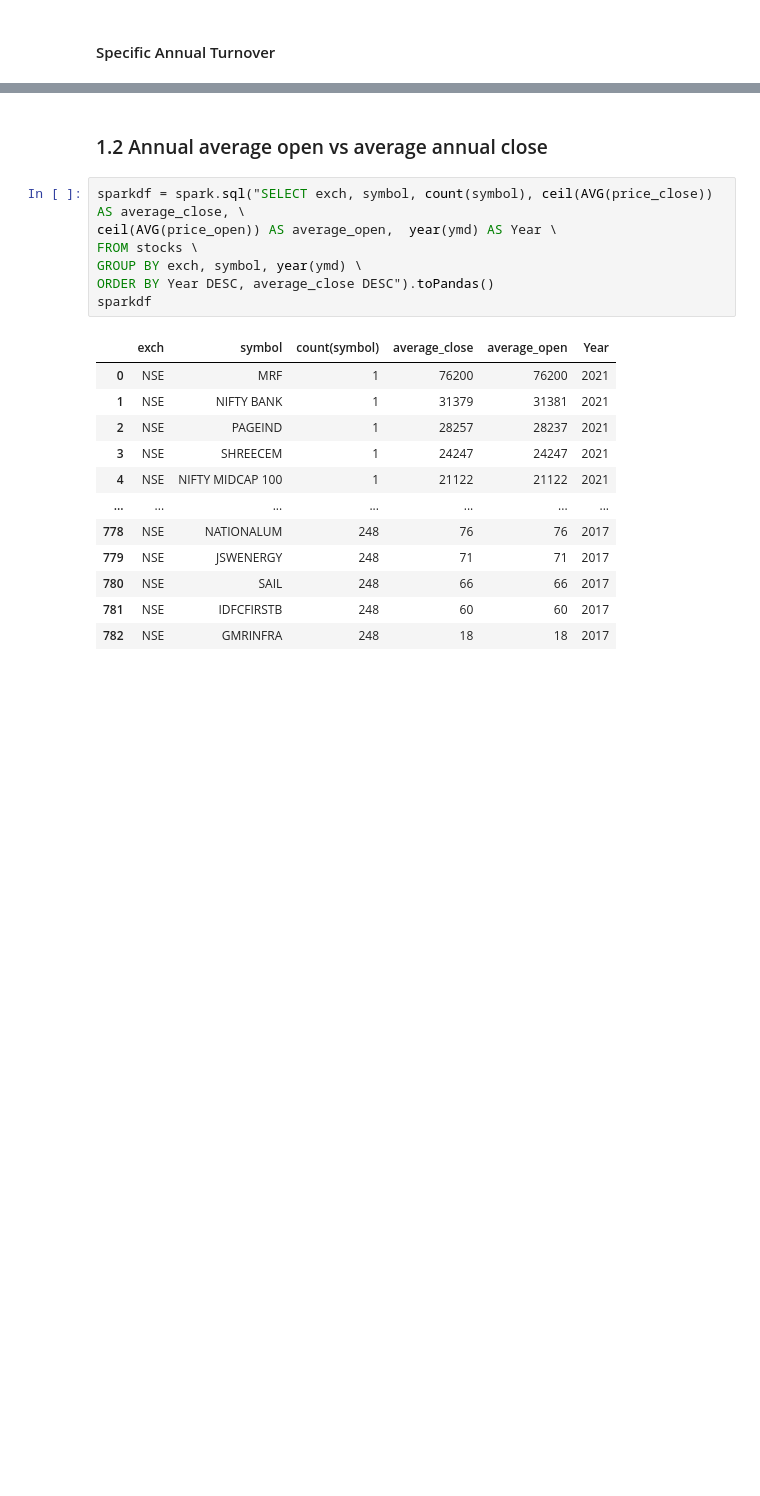
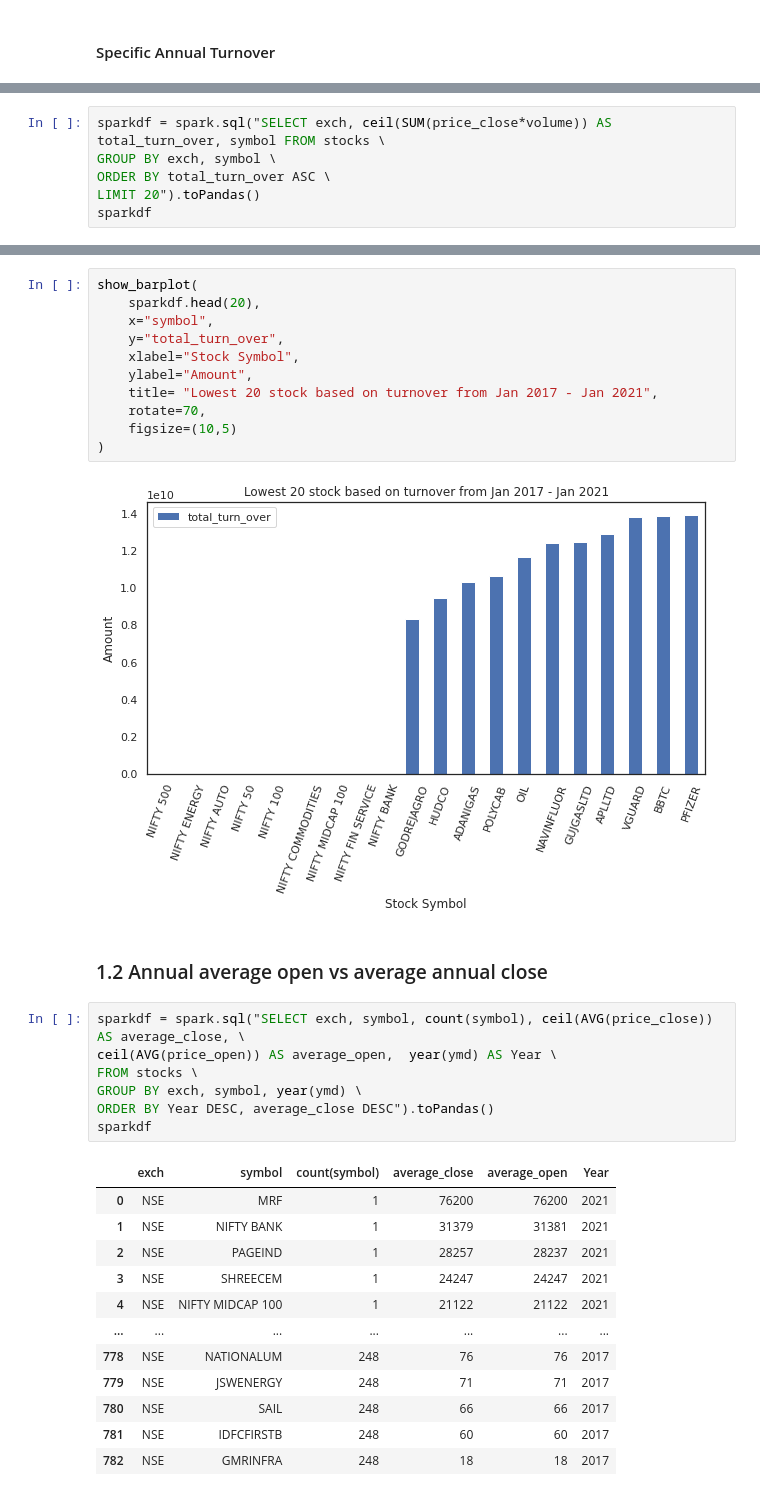
Before and after one commit to murshidazher/hadoop-project, a Jupyter notebook: scripts/ipynb-spark/stocks_notebook.ipynb, the cells around one changed output, grey strips where cells are left out. Saved outputs shown, nothing was run; the diff lists cells and outputs as text; blank space fills up the shorter version.

```diff
--- a/scripts/ipynb-spark/stocks_notebook.ipynb
+++ b/scripts/ipynb-spark/stocks_notebook.ipynb
@@ -230,0 +255,6 @@ show_barplot(
+# %%
+sparkdf = spark.sql("SELECT exch, ceil(SUM(price_close*volume)) AS total_turn_over, symbol FROM stocks \
+GROUP BY exch, symbol \
+ORDER BY total_turn_over ASC \
+LIMIT 20").toPandas()
+sparkdf
@@ -231,3 +279,16 @@ show_barplot(
+# %%
+show_barplot(
+    sparkdf.head(20),
+    x="symbol",
+    y="total_turn_over",
+    xlabel="Stock Symbol",
+    ylabel="Amount",
+    title= "Lowest 20 stock based on turnover from Jan 2017 - Jan 2021",
+    rotate=70,
+    figsize=(10,5)
+)
+# %% [output]
+[figure, added]
 # %% [markdown]
 ### 1.2 Annual average open vs average annual close
 # %%
```
Also changed, not shown: parts of 35 cells of this notebook.
